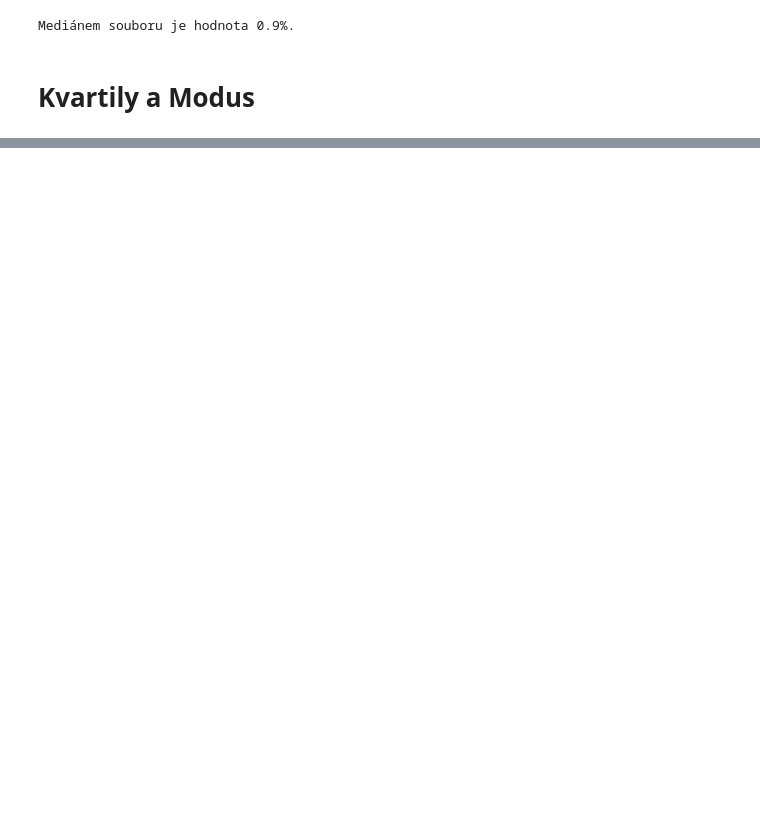
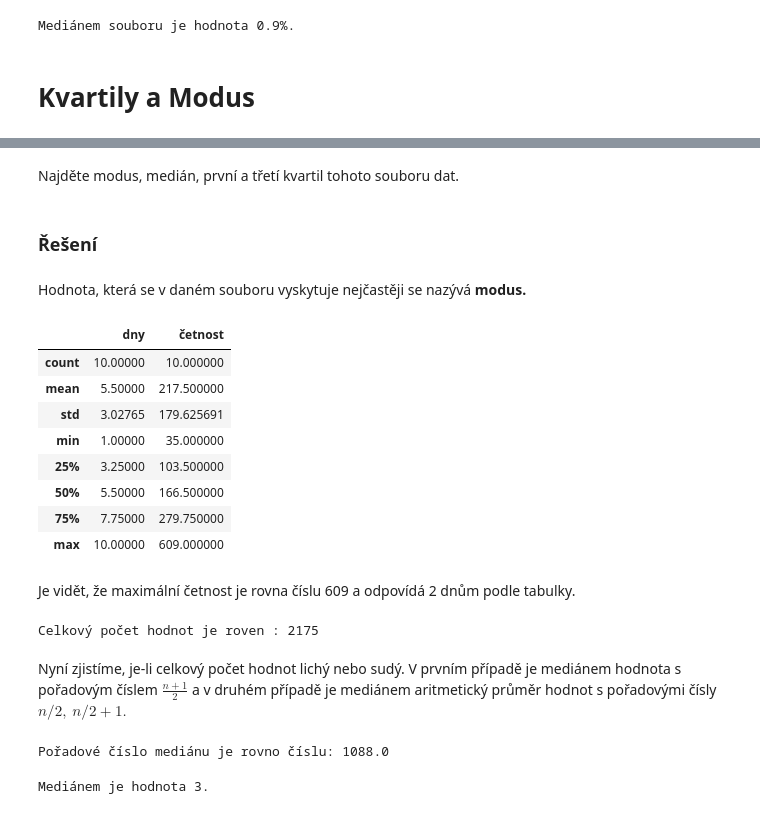
Before and after one commit to dusanpython66/pravdepodobnost, a Jupyter notebook: 1. Popisná statistika/popisna_statistika.ipynb, the cells around one changed output, grey strips where cells are left out. Cells and saved outputs as stored; diff of their text form; code cells hidden in the pictures; blank space fills up the shorter version.

```diff
--- a/1. Popisná statistika/popisna_statistika.ipynb
+++ b/1. Popisná statistika/popisna_statistika.ipynb
@@ -204,0 +220,56 @@ Dejme tomu, že jsme sbírali data o návštěvnících hotelu a zajímalo nás,
+# %% [markdown]
+Najděte modus, medián, první a třetí kvartil tohoto souboru dat.
+# %% [markdown]
+### Řešení
+# %% [markdown]
+Hodnota, která se v daném souboru vyskytuje nejčastěji se nazývá **modus.**
+# %%
+tabulka.describe()
+# %% [output]
+|  | dny | četnost |
+| count | 10.00000 | 10.000000 |
+| mean | 5.50000 | 217.500000 |
+| std | 3.02765 | 179.625691 |
+| min | 1.00000 | 35.000000 |
+| 25% | 3.25000 | 103.500000 |
+| 50% | 5.50000 | 166.500000 |
+| 75% | 7.75000 | 279.750000 |
+| max | 10.00000 | 609.000000 |
+# %% [markdown]
+Je vidět, že maximální četnost je rovna číslu 609 a odpovídá 2 dnům podle tabulky.
+# %%
+# 1. kvartil
+# Určíme počet všech hodnot v tabulce:
+pocetHodnot = tabulka["četnost"].sum()
+print(f"Celkový počet hodnot je roven : {pocetHodnot}")
+
+# Určeme nyní medián
+# Mediánem je hodnota s pořadovýn číslem n = (pocetHodnot + 1)/2
+
+#def vypoctiMedian(data):
+#    """
+#    data je objekt typu pandas.Series
+#    """
+# %% [output]
+Celkový počet hodnot je roven : 2175
+# %% [markdown]
+Nyní zjistíme, je-li celkový počet hodnot lichý nebo sudý. V prvním případě je mediánem hodnota s pořadovým číslem $\frac{n+1}{2}$ a v druhém případě je mediánem aritmetický průměr hodnot s pořadovými čísly $n/2,\ n/2 + 1.$
+# %%
+# předpokládejme, že počet hodnot v souboru je lichý
+# určeme tedy, jaká hodnota má pořadí (n+1)/2
+poradoveCisloMedianu = (pocetHodnot + 1) / 2
+print(f'Pořadové číslo mediánu je rovno číslu: {poradoveCisloMedianu}')
+# %% [output]
+Pořadové číslo mediánu je rovno číslu: 1088.0
+# %%
+sumaCetnosti = 0
+index = 0
+for n in tabulka["četnost"]:
+    sumaCetnosti += n
+    if poradoveCisloMedianu >= sumaCetnosti:
+        index += 1
+    else:
+        print(f'Mediánem je hodnota {index + 1}.')
+        break
+# %% [output]
+Mediánem je hodnota 3.
```
Also changed, not shown: parts of 15 cells of this notebook.
